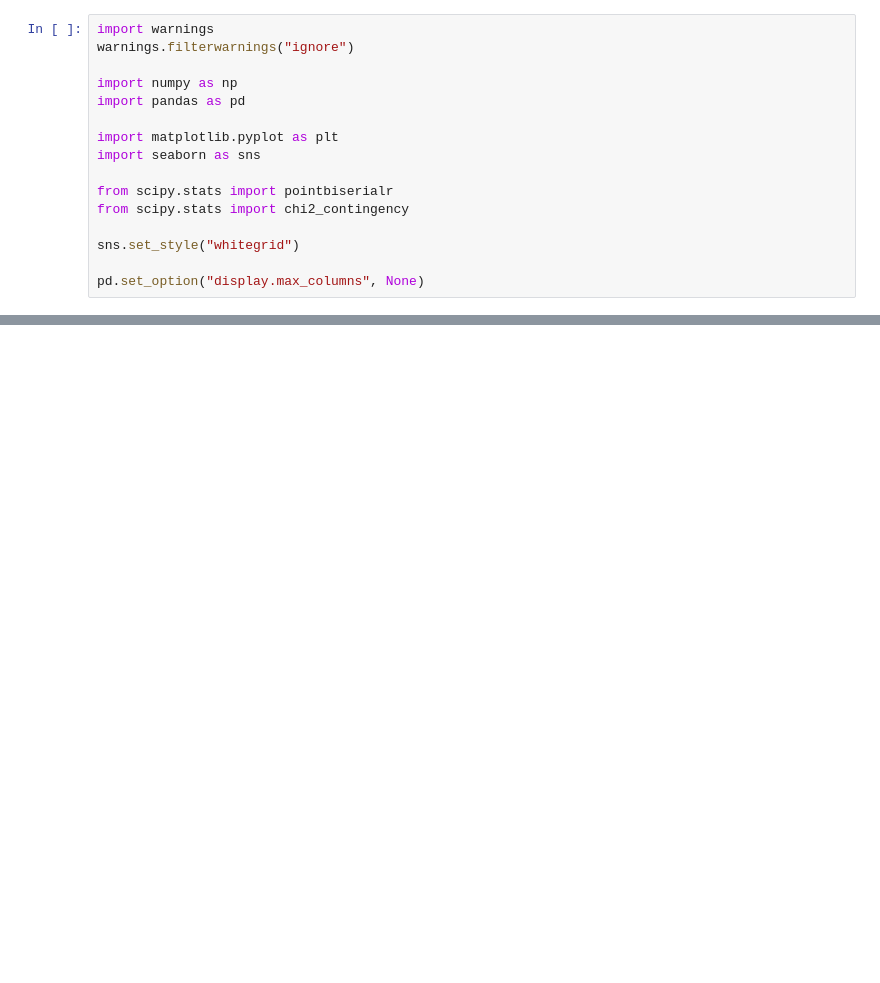
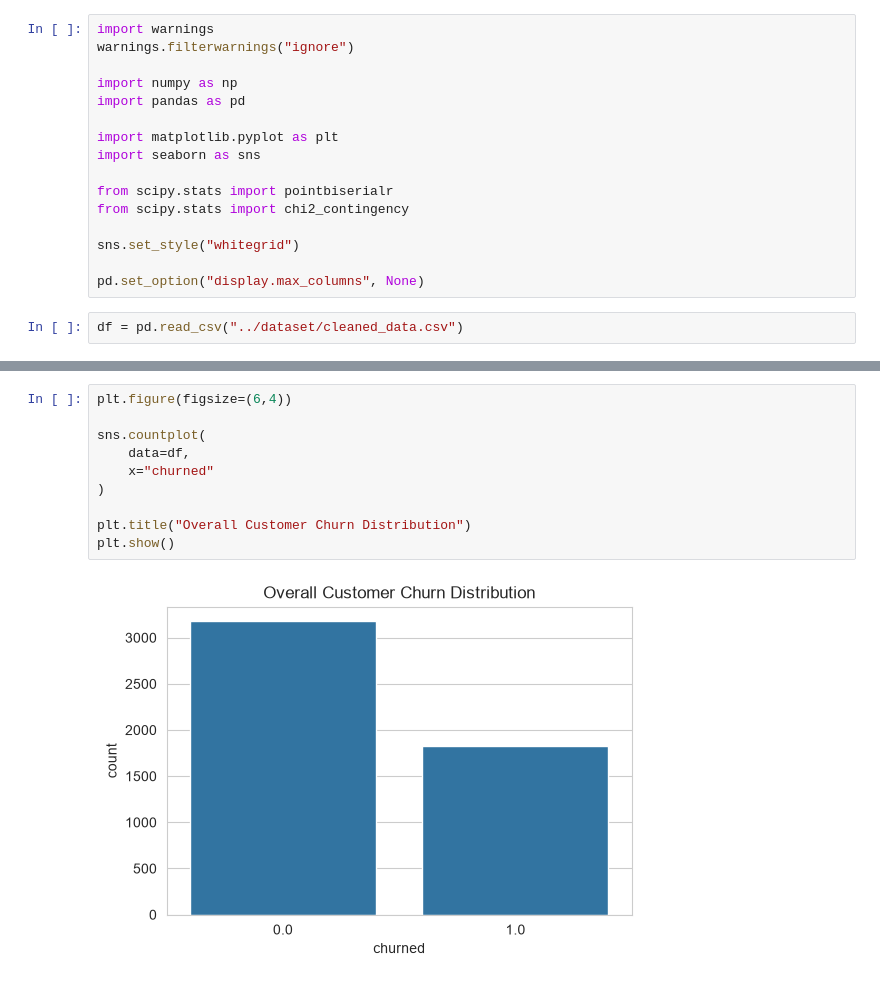
Before and after one commit to imusr/TeleconnectAIwork, a Jupyter notebook: teleconnectai/notebooks/02_eda.ipynb, the cells around one changed output, grey strips where cells are left out. Cells and saved outputs as stored; diff of their text form; blank space fills up the shorter version.

```diff
--- a/teleconnectai/notebooks/02_eda.ipynb
+++ b/teleconnectai/notebooks/02_eda.ipynb
@@ -14,3 +14,5 @@ from scipy.stats import chi2_contingency
 sns.set_style("whitegrid")
 
 pd.set_option("display.max_columns", None)
+# %%
+df = pd.read_csv("../dataset/cleaned_data.csv")
@@ -16,0 +33,12 @@ pd.set_option("display.max_columns", None)
+# %%
+plt.figure(figsize=(6,4))
+
+sns.countplot(
+    data=df,
+    x="churned"
+)
+
+plt.title("Overall Customer Churn Distribution")
+plt.show()
+# %% [output]
+[figure, added]
```
Also changed, not shown: parts of 21 cells of this notebook, 4 other files.
